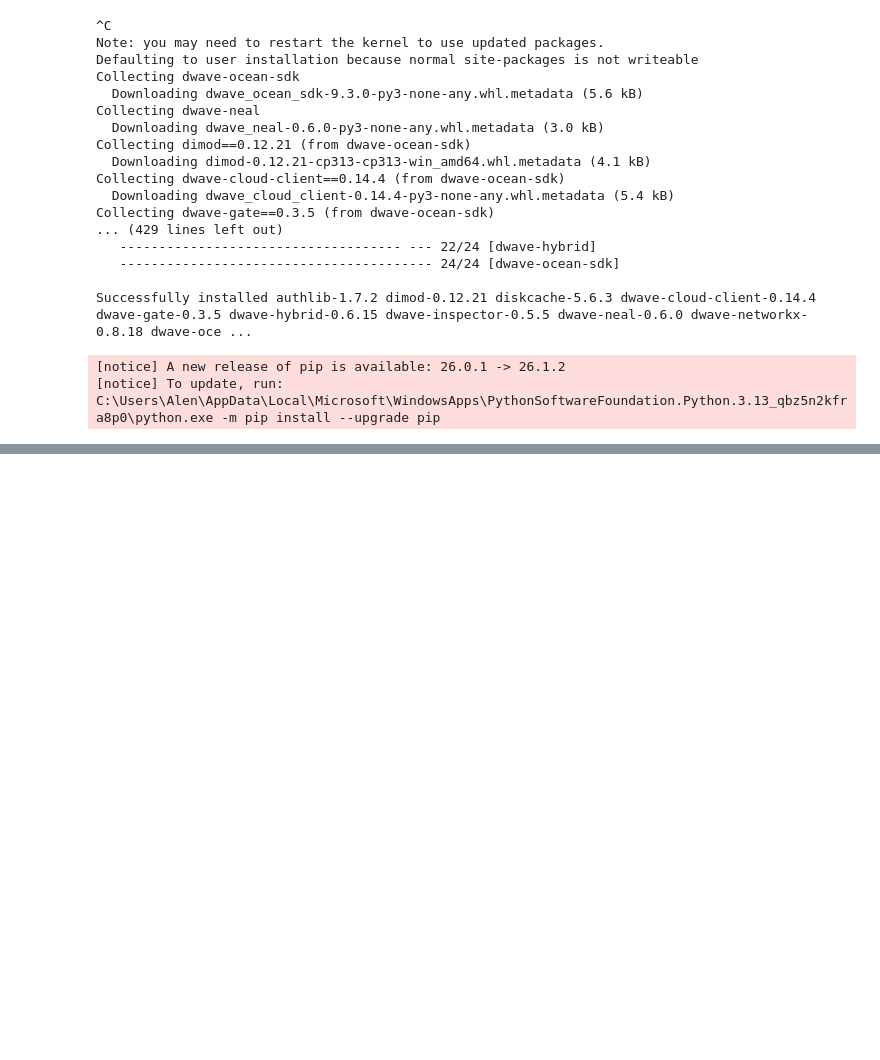
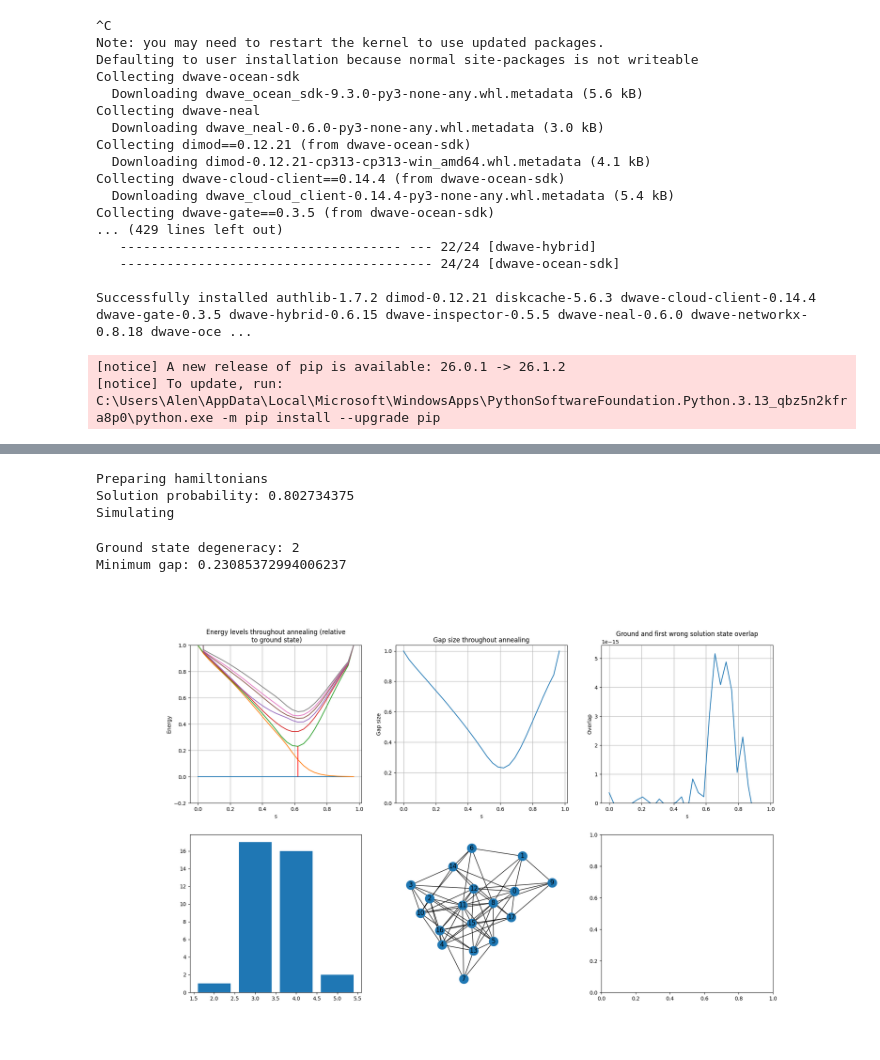
Before and after one commit to AlenLeban/KvantneKlike, a Jupyter notebook: annealing.ipynb, the cells around one changed output, grey strips where cells are left out. Saved outputs shown, nothing was run; the diff lists cells and outputs as text; code cells hidden in the pictures; blank space fills up the shorter version.

```diff
--- a/annealing.ipynb
+++ b/annealing.ipynb
@@ -167,0 +189,67 @@ Clique size: 7
+# %%
+from src.utils import generate_random_graph_instance
+n = 18
+k = 7
+
+problem_instance = generate_random_graph_instance({"n": n, "p": 0.4})
+# %%
+first_k = 8
+steps = 30
+data, validation_results = compute_data(problem_instance, first_k=first_k, B=1.4, steps=steps)
+# %% [output]
+Preparing hamiltonians
+Solution probability: 0.802734375
+Simulating
+Ground state degeneracy: 2
+Minimum gap: 0.23085372994006237
+# %%
+%matplotlib ipympl
+from matplotlib import pyplot
+
+_, ax = plt.subplots(2, 3, figsize=(20, 12))
+ax[0][0].set_title("Energy levels throughout annealing (relative\n to ground state)")
+ax[0][0].set_ylabel("Energy")
+for i in range(first_k):
+    ax[0][0].plot(np.arange(steps-1)/(steps-1), data["eigs_matrix"][:,i])
+# plt.plot(np.arange(len(gaps_array)) / steps, gaps_array, label = "Gap")
+ax[0][0].vlines([data["min_gap_index"] / (steps-1)], 0, data["min_gap"], color="red")
+ax[0][0].set_xlabel("s")
+ax[0][0].grid()
+ax[0][0].set_ylim(top=1)
+
+ax[0][1].plot(np.arange(len(data["gaps_array"]))/(steps-1), data["gaps_array"])
+ax[0][1].grid()
+ax[0][1].set_ylim(bottom=0)
+ax[0][1].set_xlabel("s")
+ax[0][1].set_ylabel("Gap size")
+ax[0][1].set_title("Gap size throughout annealing")
+
+# ax[2].plot(np.arange(len(Rs))/(steps-1), Rs)
+# ax[2].grid()
+# ax[2].set_ylim(bottom=0)
+# ax[2].set_xlabel("s")
+# ax[2].set_ylabel("Error amplitude")
+# ax[2].set_title("Error amplitude throughout annealing")
+
+ax[0][2].plot(np.arange(len(data["overlaps"]))/(steps-1), data["overlaps"])
+ax[0][2].grid()
+ax[0][2].set_ylim(bottom=0)
+ax[0][2].set_xlabel("s")
+ax[0][2].set_ylabel("Overlap")
+ax[0][2].set_title("Ground and first wrong solution state overlap")
+
+sorted_items = sorted(validation_results["maximal_clique_counts"].items())
+values = [item[1] for item in sorted_items]
+keys = [int(item[0]) for item in sorted_items]
+ax[1][0].bar(keys, values)
+
+nx.draw(problem_instance["graph"], with_labels=True, ax=ax[1][1])
+
+
+plt.show()
+
+
+# plt.figure()
+# plt.show()
+# %% [output]
+[figure, added]
```
Also changed, not shown: parts of 8 cells of this notebook, 15 other files.
